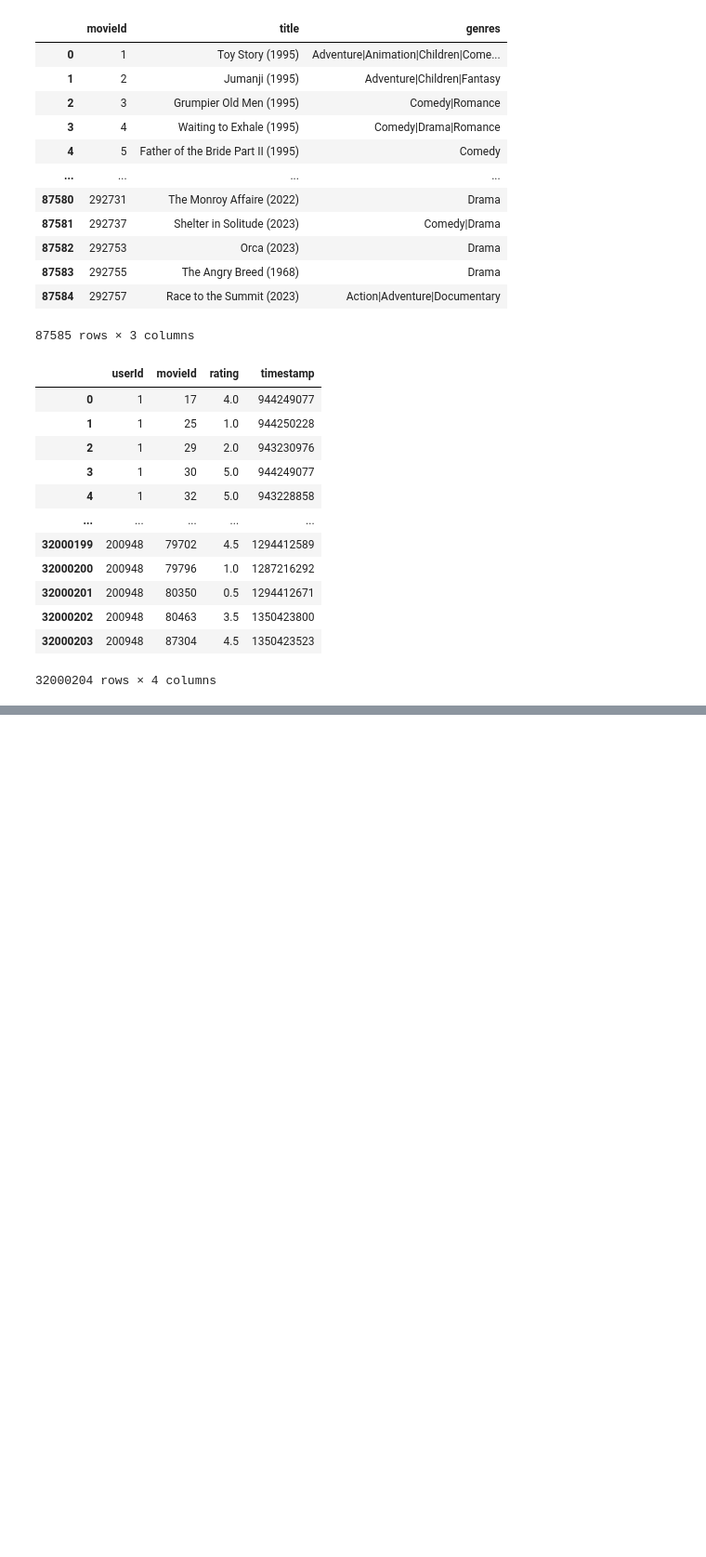
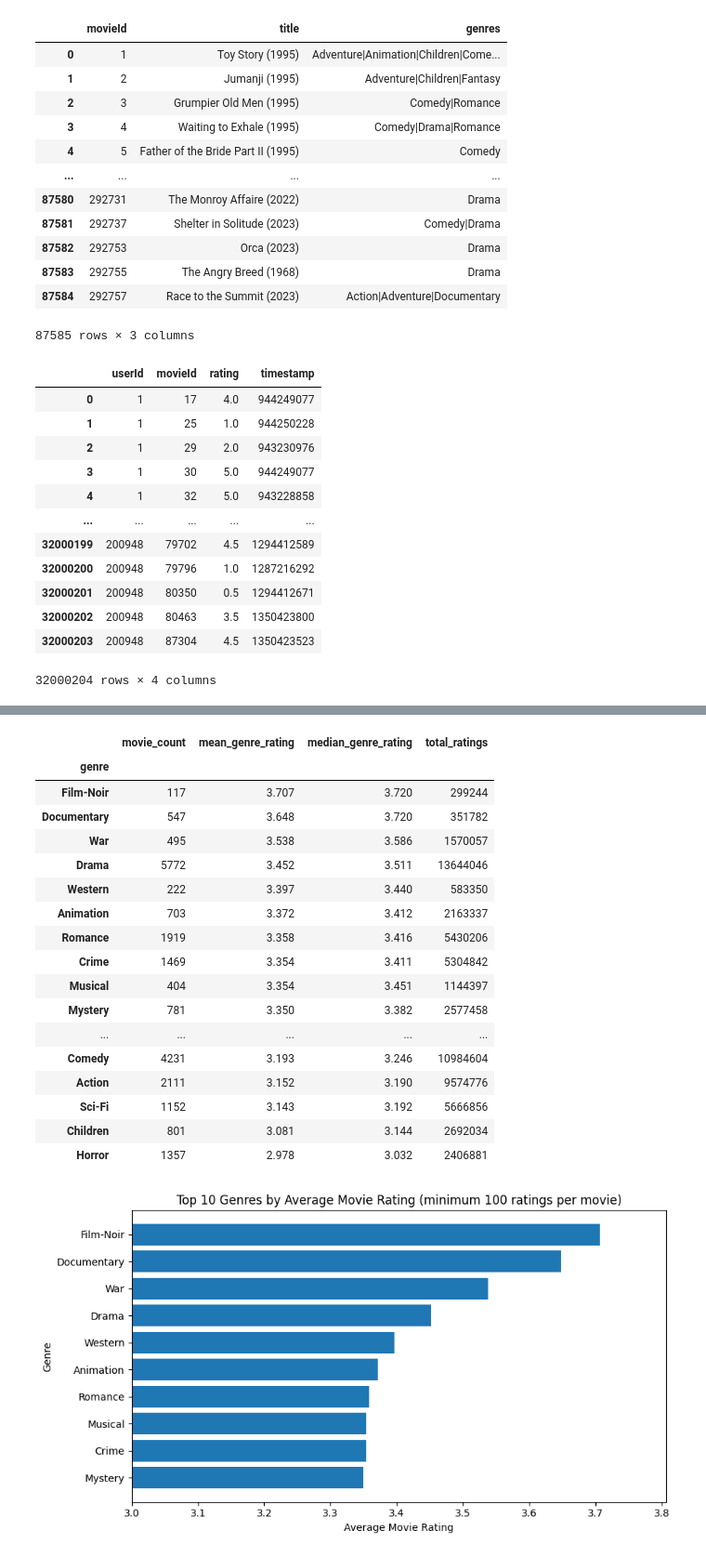
Before and after one commit to anthonyjk/movie-recommendation-site, a Jupyter notebook: data_exploration.ipynb, the cells around one changed output, grey strips where cells are left out. Shown at 93% size. Cells and saved outputs as stored; diff of their text form; code cells hidden in the pictures; blank space fills up the shorter version.

```diff
--- a/data_exploration.ipynb
+++ b/data_exploration.ipynb
@@ -34,0 +101,68 @@ pd.read_csv("ml-32m/ratings.csv")
+# %%
+def build_movie_rating_stats(ratings_df):
+    movie_rating_stats = (
+        ratings_df.groupby("movieId")
+        .agg(
+            rating_count=("rating", "size"),
+            average_rating=("rating", "mean"),
+        )
+        .reset_index()
+    )
+    return movie_rating_stats
+
+def explode_genres(movies_df):
+    genre_rows = movies_df.loc[movies_df["genres"] != "(no genres listed)", ["movieId", "genres"]].copy()
+    genre_rows["genre"] = genre_rows["genres"].str.split("|")
+    genre_rows = genre_rows.explode("genre").drop(columns="genres")
+    return genre_rows
+
+movie_rating_stats = build_movie_rating_stats(ratings)
+genre_rows = explode_genres(movies)
+movies_with_stats = genre_rows.merge(movie_rating_stats, on="movieId", how="inner")
+
+min_ratings = 100
+genre_summary = (
+    movies_with_stats[movies_with_stats["rating_count"] >= min_ratings]
+    .groupby("genre")
+    .agg(
+        movie_count=("movieId", "nunique"),
+        mean_genre_rating=("average_rating", "mean"),
+        median_genre_rating=("average_rating", "median"),
+        total_ratings=("rating_count", "sum"),
+    )
+    .sort_values("mean_genre_rating", ascending=False)
+    .round(3)
+)
+
+display(genre_summary)
+
+top_genres = genre_summary.head(10).sort_values("mean_genre_rating")
+
+plt.figure(figsize=(9, 5))
+plt.barh(top_genres.index, top_genres["mean_genre_rating"])
+plt.title(f"Top 10 Genres by Average Movie Rating (minimum {min_ratings} ratings per movie)")
+plt.xlabel("Average Movie Rating")
+plt.ylabel("Genre")
+plt.xlim(3.0, top_genres["mean_genre_rating"].max() + 0.1)
+plt.tight_layout()
+plt.show()
+# %% [output]
+|  | movie_count | mean_genre_rating | median_genre_rating | total_ratings |
+| genre |  |  |  |  |
+| Film-Noir | 117 | 3.707 | 3.720 | 299244 |
+| Documentary | 547 | 3.648 | 3.720 | 351782 |
+| War | 495 | 3.538 | 3.586 | 1570057 |
+| Drama | 5772 | 3.452 | 3.511 | 13644046 |
+| Western | 222 | 3.397 | 3.440 | 583350 |
+| Animation | 703 | 3.372 | 3.412 | 2163337 |
+| Romance | 1919 | 3.358 | 3.416 | 5430206 |
+| Crime | 1469 | 3.354 | 3.411 | 5304842 |
+| Musical | 404 | 3.354 | 3.451 | 1144397 |
+| Mystery | 781 | 3.350 | 3.382 | 2577458 |
+| ... | ... | ... | ... | ... |
+| Comedy | 4231 | 3.193 | 3.246 | 10984604 |
+| Action | 2111 | 3.152 | 3.190 | 9574776 |
+| Sci-Fi | 1152 | 3.143 | 3.192 | 5666856 |
+| Children | 801 | 3.081 | 3.144 | 2692034 |
+| Horror | 1357 | 2.978 | 3.032 | 2406881 |
+[figure, added]
```
Also changed, not shown: parts of 14 cells of this notebook.
